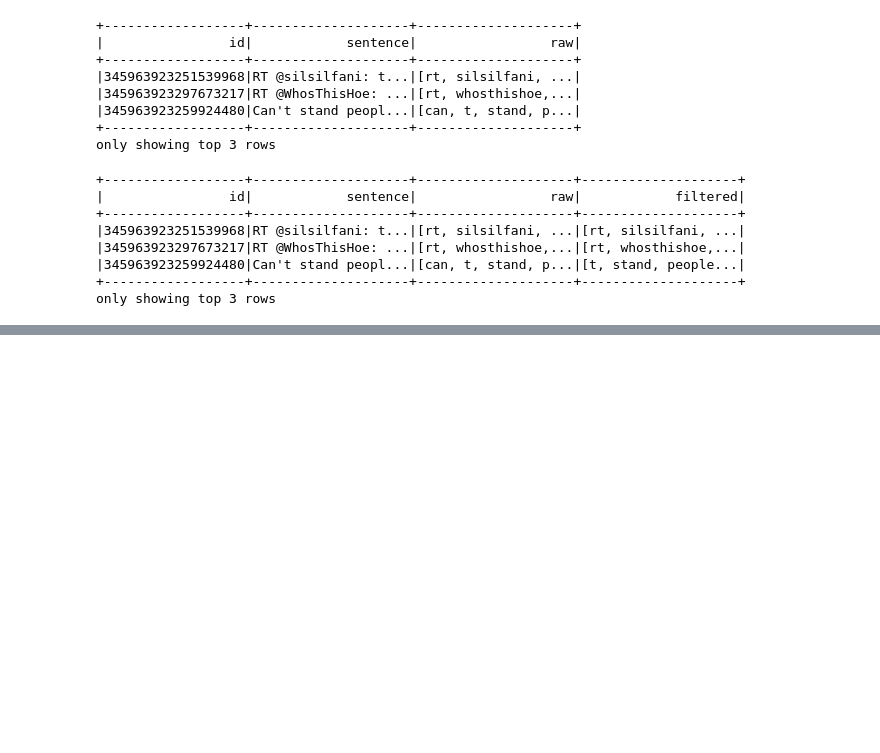
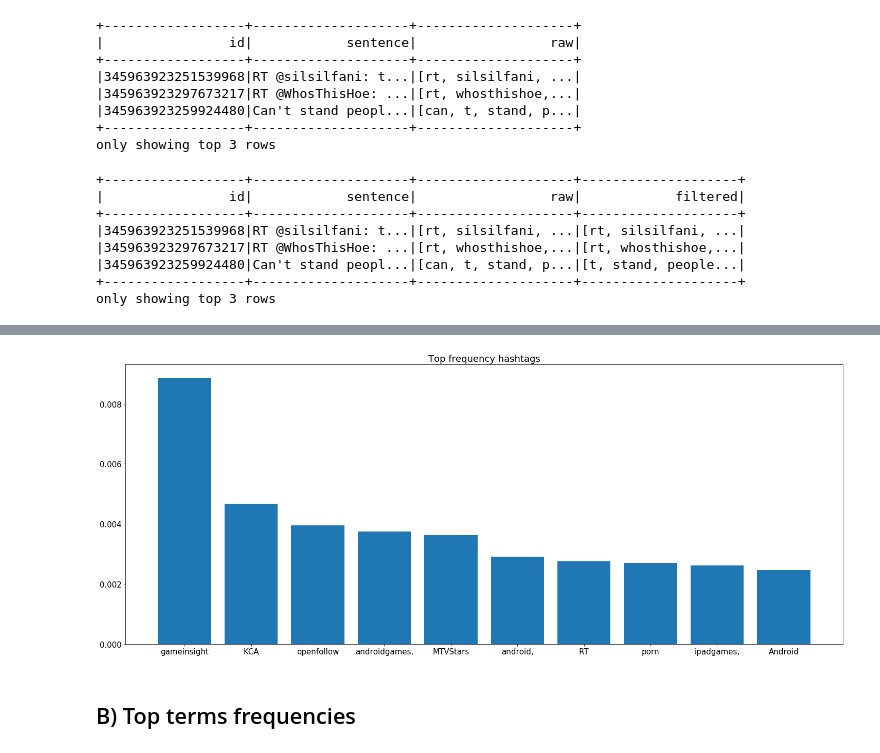
Before and after one commit to cescnghia/project, a Jupyter notebook: Project.ipynb, the cells around one changed output, grey strips where cells are left out. Saved outputs shown, nothing was run; the diff lists cells and outputs as text; code cells hidden in the pictures; blank space fills up the shorter version.

```diff
--- a/Project.ipynb
+++ b/Project.ipynb
@@ -282,0 +565,22 @@ topic 2 :
+# %%
+top_hashtags = hashtag_counts.map(json.loads)
+nbHashTags   = top_hashtags.map(lambda x : x['count']) \
+                           .sum()
+# %%
+hashtags_frequency = top_hashtags.take(1000)
+hashtags_frequency = [(ht['count']/float(nbHashTags) , ht['hashtag'].encode('utf-8')) for ht in hashtags_frequency]
+# %%
+nbTake = 10
+indexes = np.arange(nbTake) + 1
+plt.rc('font', size=15)
+plt.figure(figsize=(25,10))
+x = [ elem[0] for elem in hashtags_frequency[:nbTake]]
+y = [ elem[1] for elem in hashtags_frequency[:nbTake]]
+plt.bar(indexes, x)
+plt.xticks(indexes, y)
+plt.title('Top frequency hashtags in 2014')
+plt.show()
+# %% [output]
+[figure, added]
+# %% [markdown]
+## B) Top terms frequencies
```
Also changed, not shown: parts of 87 cells of this notebook, 12 other files.
